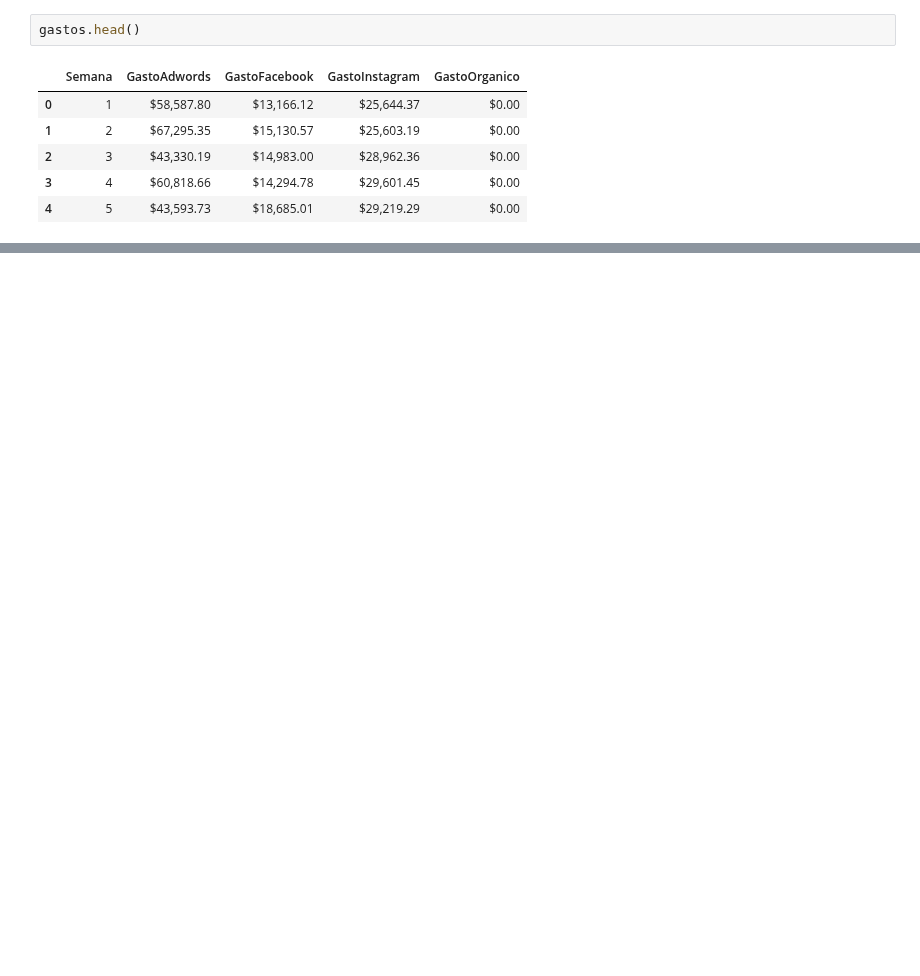
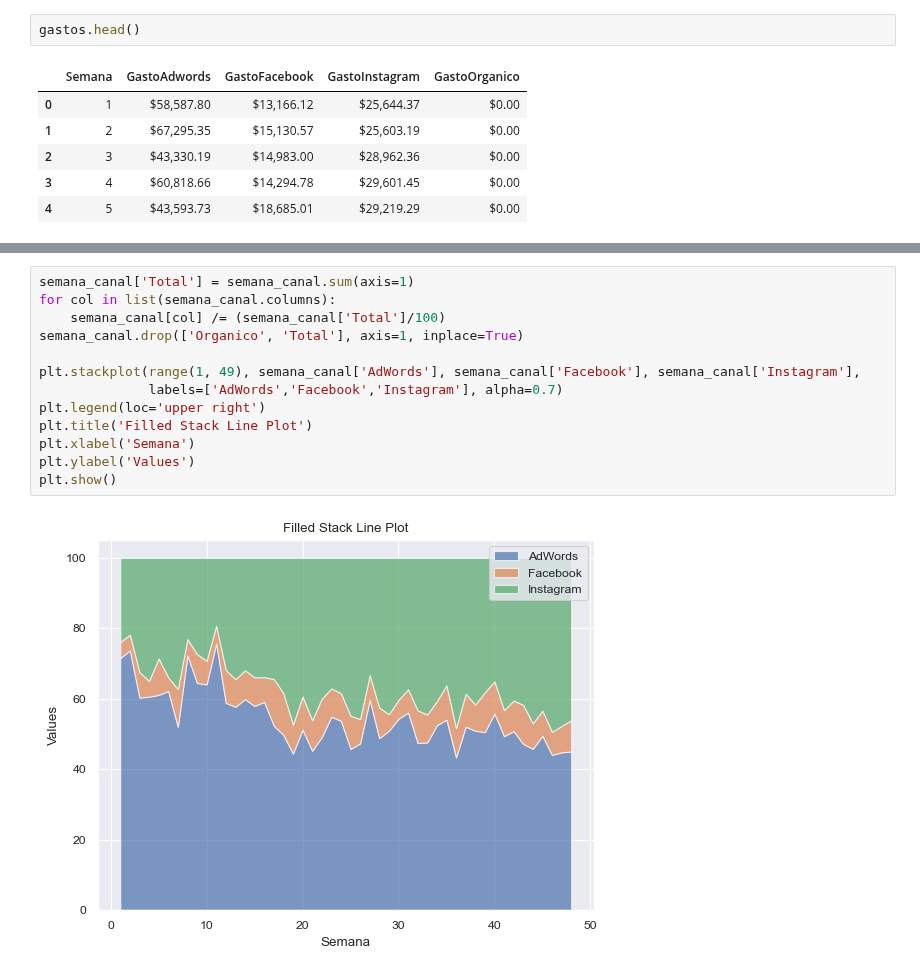
Before and after one commit to esolanoo/ProyectoTerminal_Ejercicios, a Jupyter notebook: Caso1/analysis.ipynb, the cells around one changed output, grey strips where cells are left out. Saved outputs shown, nothing was run; the diff lists cells and outputs as text; blank space fills up the shorter version.

```diff
--- a/Caso1/analysis.ipynb
+++ b/Caso1/analysis.ipynb
@@ -61,0 +138,15 @@ gastos.head()
+# %%
+semana_canal['Total'] = semana_canal.sum(axis=1)
+for col in list(semana_canal.columns):
+    semana_canal[col] /= (semana_canal['Total']/100)
+semana_canal.drop(['Organico', 'Total'], axis=1, inplace=True)
+
+plt.stackplot(range(1, 49), semana_canal['AdWords'], semana_canal['Facebook'], semana_canal['Instagram'],
+              labels=['AdWords','Facebook','Instagram'], alpha=0.7)
+plt.legend(loc='upper right')
+plt.title('Filled Stack Line Plot')
+plt.xlabel('Semana')
+plt.ylabel('Values')
+plt.show()
+# %% [output]
+[figure, added]
```
Also changed, not shown: parts of 15 cells of this notebook.
